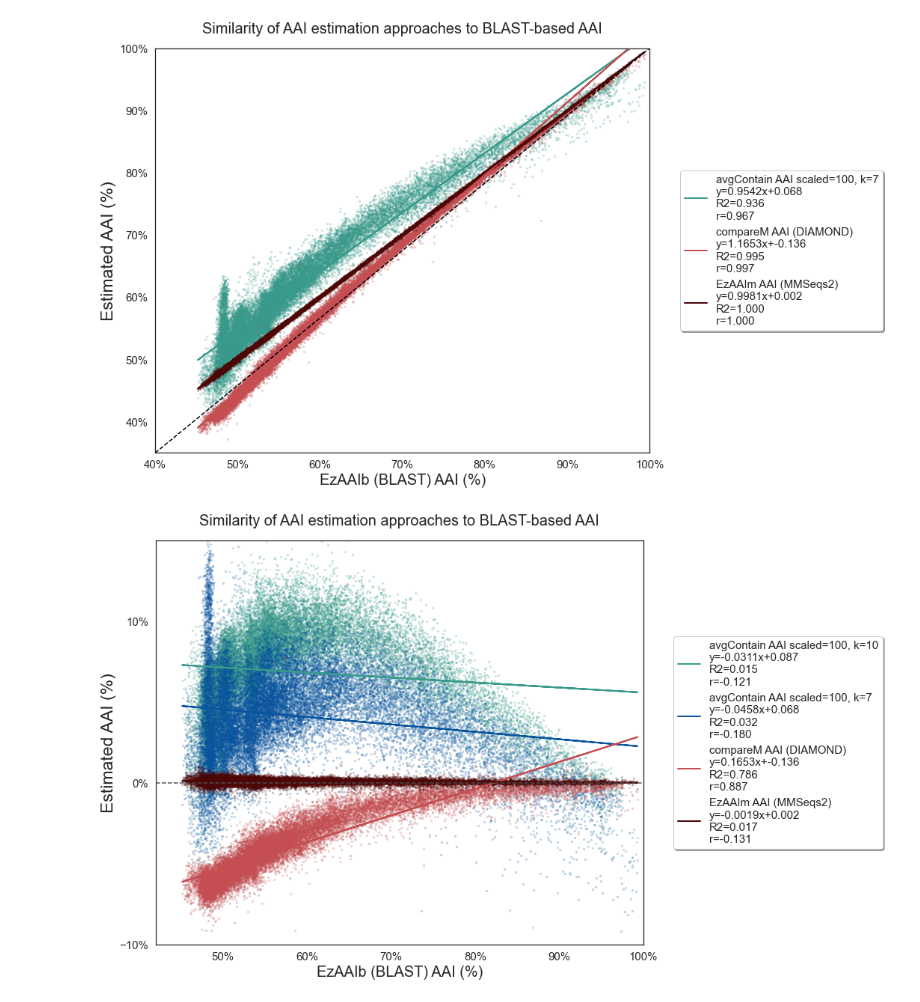
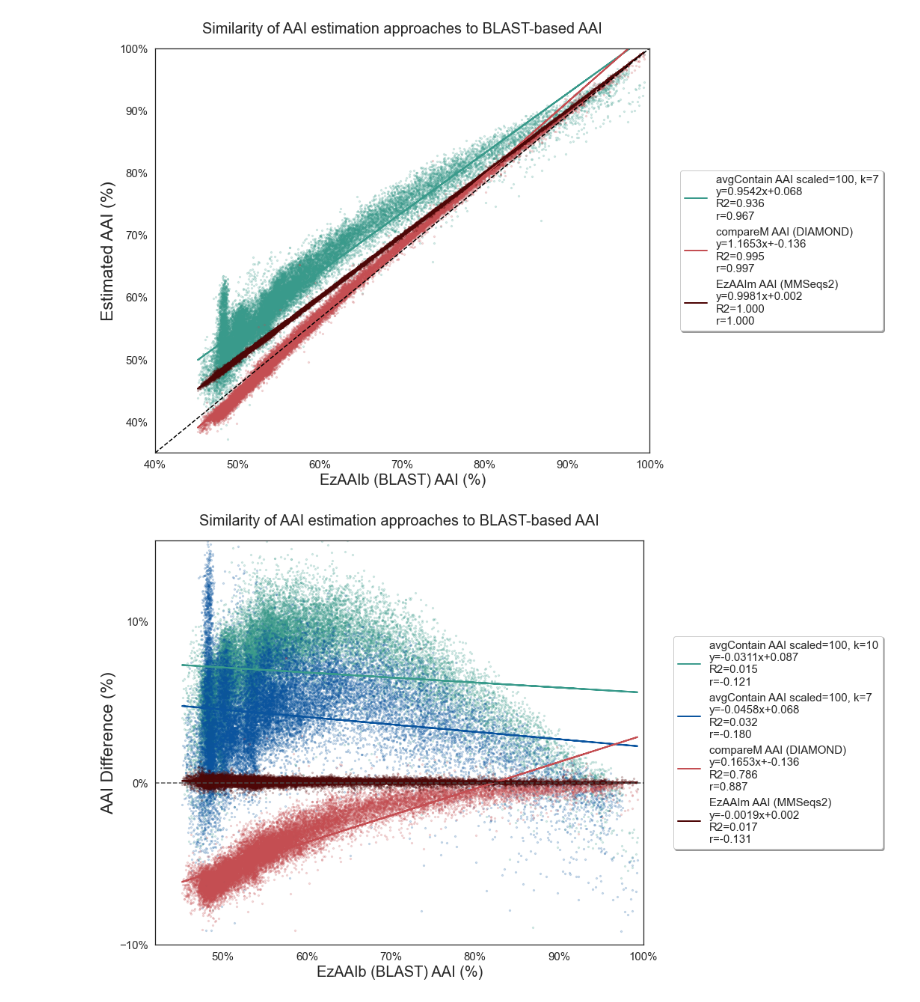
Before and after one commit to bluegenes/2022-protein-kmers-workflow, a Jupyter notebook: notebooks/10.understand-AAI-diffs.ipynb, the cells around one changed output. Cells and saved outputs as stored; diff of their text form; code cells hidden in the pictures.

```diff
--- a/notebooks/10.understand-AAI-diffs.ipynb
+++ b/notebooks/10.understand-AAI-diffs.ipynb
@@ -681,32 +681,32 @@ for var in mapping_vars:
     ax.plot(var_df[x_col], predict_y, color = color, label = line_label, linewidth=2)
 
 xlim=(0.42, 1)#None
 ylim=(-0.1, 0.15)
 #ax.plot(xlim, ylim, ls="--",color="darkgrey") #c=".3"
 #ax.plot(xlim, ylim, ls="--",color="black") #c=".3"
 plt.xlim(xlim)
 plt.ylim(ylim)
 ax.axhline(0, ls="--", c=".3")
 
 
 ax.xaxis.set_major_locator(ticker.MultipleLocator(0.1))
 ax.yaxis.set_major_locator(ticker.MultipleLocator(0.1))
 ax.yaxis.set_major_formatter(ticker.PercentFormatter(xmax=1,decimals=0))
 ax.xaxis.set_major_formatter(ticker.PercentFormatter(xmax=1,decimals=0))
 ax.tick_params(axis='x', labelsize= 15)
 ax.tick_params(axis='y', labelsize= 15)
 
 
     #plt.autoscale(True)
-ax.set_ylabel("Estimated AAI (%)", size=23)
+ax.set_ylabel("AAI Difference (%)", size=23)
 ax.set_xlabel("EzAAIb (BLAST) AAI (%)", size=20)
     #plt.legend(loc = 'best')
 lgd = plt.legend(loc='center left', bbox_to_anchor=(1.05, 0.5),fancybox=True, shadow=True, prop={"size":15})
   #  lgd=g.legend(bbox_to_anchor=(1.05, 1), loc=2, borderaxespad=0.)
 plt.title("Similarity of AAI estimation approaches to BLAST-based AAI", pad=20, size=20)
 #fig.suptitle("Similarity of AAI estimation approaches to EzAAIm AAI", size=20)#, pad=20, size=20)
 fig.tight_layout()
 fig.savefig("gtdb-rs202.evolpaths.AAIcompare-EzAAIb.k8.pdf", bbox_extra_artists=(lgd,), bbox_inches='tight')
 fig.savefig("gtdb-rs202.evolpaths.AAIcompare-EzAAIb.k8.png", bbox_extra_artists=(lgd,), bbox_inches='tight')
 # %% [output]
-[figure, old version]
+[figure, new version]
```
Also changed, not shown: 1 other file.
